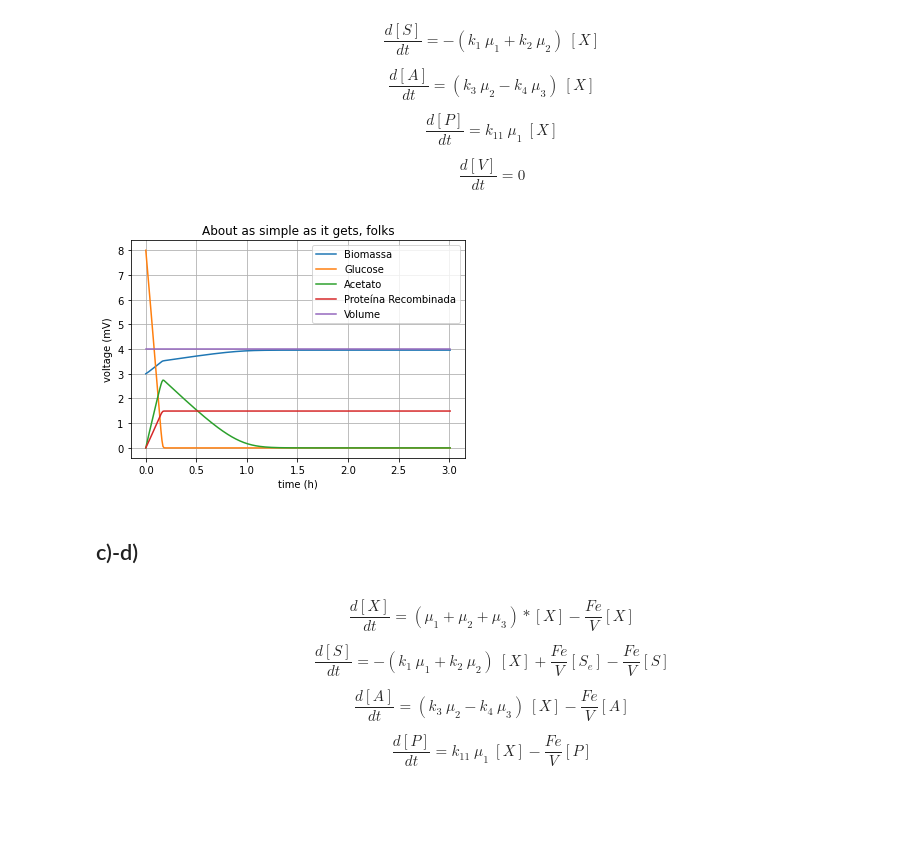
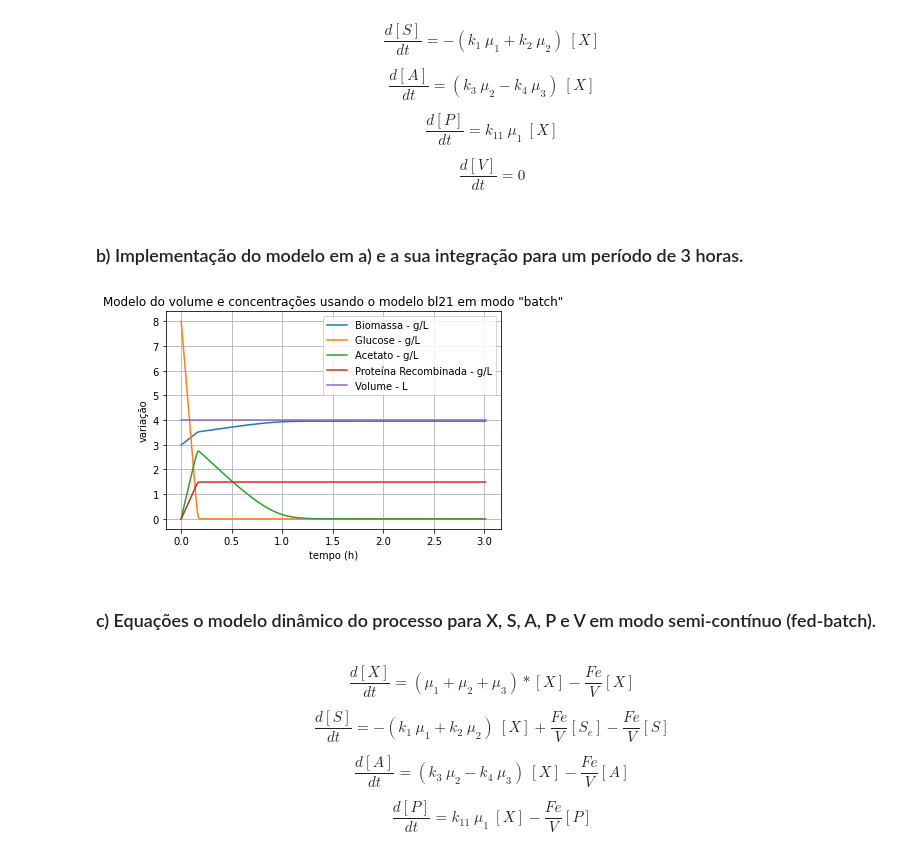
Before and after one commit to DiogoM1/MBINF_MPB_projeto, a Jupyter notebook: ficha.ipynb, the cells around one changed output. Drawn from its saved outputs; the diff is of its cells as text; code cells hidden in the pictures; blank space fills up the shorter version.

```diff
--- a/ficha.ipynb
+++ b/ficha.ipynb
@@ -40,22 +42,22 @@ Criar o modelo para a bactéria BL21
 # %%
 # Model bl21
-def bl21(t, Y, k, miu_max, ks, fb=(), qs=()):
+def bl21(t, Y, k, miu_max, ks, fb=(), cs=()):
 	"""
 	This will be the model for the strain BL21
 
-	:param ks:
-	:param miu_max:
-	:param fb_params:
 	:param t: time; This argument should not be altered
 	:param Y: initial conditions; array-like data structure (list, tuple, numpy array)
 	:param K_params: Estimated K parameters; array-like data structure (list, tuple, numpy array)
-	:param fb_params: Optional set of  parameters that set the model into FeedBatch mode if provided; array-like data structure (list, tuple, numpy array)
+	:param miu_max: Estimated K parameters; array-like data structure (list, tuple, numpy array)
+	:param ks:
+	:param fb: Optional set of  parameters that set the model into Fed-Batch mode if provided; array-like data structure (list, tuple, numpy array)
+	:param cs: Optional set of  parameters that set the model into Chemostat mode if provided; array-like data structure (list, tuple, numpy array)
 	:return: K * phi - (D (F/V) * variables) + zeros; note that numpy.dot() is the standard for matrices multiplication
 
 	"""
 	# Calculate per reaction miu
 	m = [Y[1], Y[1], Y[2]]
-	miu = [miu_max[i]*(Y[i]/(ks[i]+Y[i])) for i in range(3)]
+	miu = [miu_max[i]*(m[i]/(ks[i]+m[i])) for i in range(3)]
 
 	# batch (basic) logic
 	def batch():
@@ -73,11 +75,11 @@ def bl21(t, Y, k, miu_max, ks, fb=(), qs=()):
 		return np.add(func,dilution)
 
 	def quimiostato(func):
-		D = qs[0]/Y[4] # Fin/V
-		dilution = [-D*Y[0], D*qs[1]-D*Y[1], -D*Y[2], -D*Y[3], 0]
+		D = cs[0]/Y[4] # Fin/V
+		dilution = [-D*Y[0], D*cs[1]-D*Y[1], -D*Y[2], -D*Y[3], 0]
 		return np.add(func,dilution)
 
-	if qs:
+	if cs:
 		return quimiostato(batch())
 	elif fb:
 		return fedbatch(batch())
@@ -95,6 +97,8 @@ $$\frac{d[A]}{dt} = (k_3 \ \mu_2 - k_4 \ \mu_3 ) \ [X]$$
 $$\frac{d[P]}{dt} = k_{11} \ \mu_1 \ [X]$$
 
 $$\frac{d[V]}{dt} = 0$$
+# %% [markdown]
+### b) Implementação do modelo em a) e a sua integração para um período de 3 horas.
 # %%
 # Initial conditions
 y0 = [3, 8, 0, 0, 4]
@@ -103,7 +107,6 @@ y0 = [3, 8, 0, 0, 4]
 params = [3.164, 25.22, 10.90, 6.382, 1.074, 11.89, 6.098, 1.283, 19.01, 6.576, 10.0]
 miu_max = [0.3, 0.6, 0.2]
 ks = [0.2, 0.2, 0.5]
-fb_params = []
 
 # Initial time
 t0 = 0
@@ -117,38 +120,39 @@ you should apply the initial values and parameters
 r = ode(bl21).set_integrator('lsoda', method='bdf')
 r.set_initial_value(y0, t0).set_f_params(params, miu_max, ks)
 
 # Final time and step
 t1 = 3
 dt = 0.01
 
 #Consider creating some storing variables (T and Y)
 T, Y = [], []
 
 # Solve ode for the time step
 '''
 see scipy docs on how to resolve the ode for the time steps
 append the results to the storing variables
 '''
 
 while r.successful() and r.t < t1:
 	T.append(r.t+dt), Y.append(r.integrate(r.t+dt))
 
 # Plotting
 T = np.array([0]+T)
 Y = np.array([y0]+Y)
-labels = ['Biomassa', 'Glucose', 'Acetato', 'Proteína Recombinada', 'Volume']
+labels = ['Biomassa - g/L', 'Glucose - g/L', 'Acetato - g/L', 'Proteína Recombinada - g/L', 'Volume - L']
 
 # Consider using matplotlib for plotting.
 fig, ax = plt.subplots()
 ax.plot(T, Y)
 ax.legend(labels)
-ax.set(xlabel='time (h)', ylabel='voltage (mV)',title='About as simple as it gets, folks')
+ax.set(xlabel='tempo (h)', ylabel='variação',title='Modelo do volume e concentrações usando o modelo bl21 em modo "batch"')
 ax.grid()
+fig.savefig("bl21_b_3h.png", dpi=300)
 plt.show()
 # %% [output]
-[figure, old version]
+[figure, new version]
-# %% [markdown]
-## c)-d)
+# %% [markdown]
+### c) Equações o modelo dinâmico do processo para X, S, A, P e V em modo semi-contínuo (fed-batch).
 # %% [markdown]
 $$\frac{d[X]}{dt} = (\mu_1 + \mu_2 + \mu_3) * [X] - \frac{Fe}{V}[X]$$
 
```
Also changed, not shown: parts of 25 cells of this notebook.
